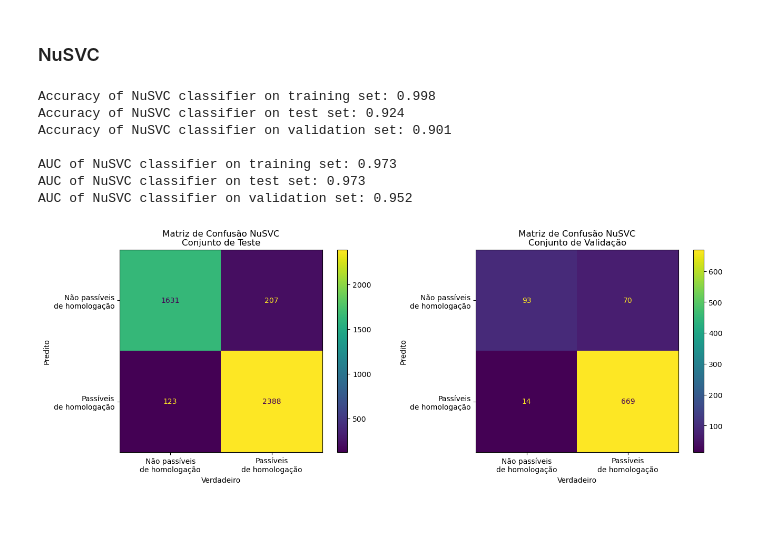
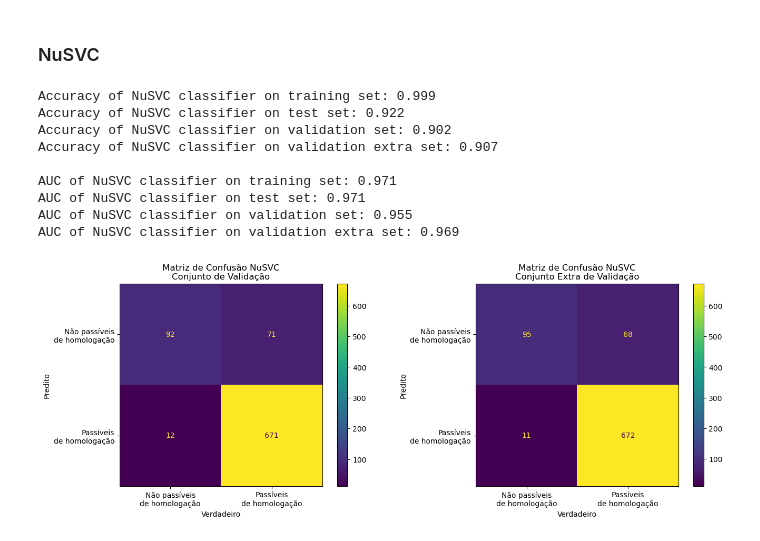
Before and after one commit to InovaFiscaliza/dados-pacp, a Jupyter notebook: notebooks/33_gs_model_selection_top_classifier_final_evaluation.ipynb, the cells around one changed output. Cells and saved outputs as stored; diff of their text form; code cells hidden in the pictures.

```diff
--- a/notebooks/33_gs_model_selection_top_classifier_final_evaluation.ipynb
+++ b/notebooks/33_gs_model_selection_top_classifier_final_evaluation.ipynb
@@ -263,18 +356,18 @@ Wall time: 3.1 s
 ### LinearSVC
 # %%
 %%time
-vectorizer = TfidfVectorizer(
+
+vectorizer_linearsvc = TfidfVectorizer(
+    stop_words=stop_words,
     strip_accents = 'unicode',
     ngram_range = (1,2)
 )
-
-clf = LinearSVC()
-
-pipe = Pipeline(steps = [('vectorizer',vectorizer),('clf',clf)])
+clf_linearsvc = LinearSVC()
+model_linearsvc = Pipeline(steps = [('vectorizer',vectorizer_linearsvc),('clf',clf_linearsvc)])
 
 with warnings.catch_warnings():
     warnings.simplefilter("ignore")
-    pipe.fit(X_train,y_train)
+    model_linearsvc.fit(X_train,y_train)
 
-models.append(plot_model_performance())
+models.append(plot_model_performance(model_linearsvc,'Experimento atual'))
 # %% [output]
@@ -292,18 +387,18 @@ Wall time: 2.31 s
 ### SGDClassifier
 # %%
 %%time
-vectorizer = TfidfVectorizer(
+
+vectorizer_sgd = TfidfVectorizer(
+    stop_words=stop_words,
     strip_accents = 'unicode',
     ngram_range = (1,2)
 )
-
-clf = SGDClassifier(loss = 'log_loss',alpha = 1e-05)
-
-pipe = Pipeline(steps = [('vectorizer',vectorizer),('clf',clf)])
+clf_sgd = SGDClassifier(loss = 'log_loss', alpha = 1e-05)
+model_sgd = Pipeline(steps = [('vectorizer',vectorizer_sgd),('clf',clf_sgd)])
 
 with warnings.catch_warnings():
     warnings.simplefilter("ignore")
-    pipe.fit(X_train,y_train)
+    model_sgd.fit(X_train,y_train)
 
-models.append(plot_model_performance())
+models.append(plot_model_performance(model_sgd,'Experimento atual'))
 # %% [output]
@@ -321,26 +418,28 @@ Wall time: 2.26 s
 ### NuSVC
 # %%
 %%time
-vectorizer = TfidfVectorizer(
+
+vectorizer_nusvc = TfidfVectorizer(
+    stop_words=stop_words,
     strip_accents = 'unicode',
     ngram_range = (1,2)
 )
-
-clf = NuSVC(nu = 0.25, tol = 0.01)
-
-pipe = Pipeline(steps = [('vectorizer',vectorizer),('clf',clf)])
+clf_nusvc = NuSVC(nu = 0.25, tol = 0.01)
+model_nusvc = Pipeline(steps = [('vectorizer',vectorizer_nusvc),('clf',clf_nusvc)])
 
 with warnings.catch_warnings():
     warnings.simplefilter("ignore")
-    pipe.fit(X_train,y_train)
+    model_nusvc.fit(X_train,y_train)
 
-models.append(plot_model_performance())
+models.append(plot_model_performance(model_nusvc,'Experimento atual'))
 # %% [output]
-Accuracy of NuSVC classifier on training set: 0.998
-Accuracy of NuSVC classifier on test set: 0.924
-Accuracy of NuSVC classifier on validation set: 0.901
+Accuracy of NuSVC classifier on training set: 0.999
+Accuracy of NuSVC classifier on test set: 0.922
+Accuracy of NuSVC classifier on validation set: 0.902
+Accuracy of NuSVC classifier on validation extra set: 0.907
 
-AUC of NuSVC classifier on training set: 0.973
-AUC of NuSVC classifier on test set: 0.973
-AUC of NuSVC classifier on validation set: 0.952
+AUC of NuSVC classifier on training set: 0.971
+AUC of NuSVC classifier on test set: 0.971
+AUC of NuSVC classifier on validation set: 0.955
+AUC of NuSVC classifier on validation extra set: 0.969
-[figure, old version]
+[figure, new version]
```
Also changed, not shown: parts of 20 cells of this notebook.
